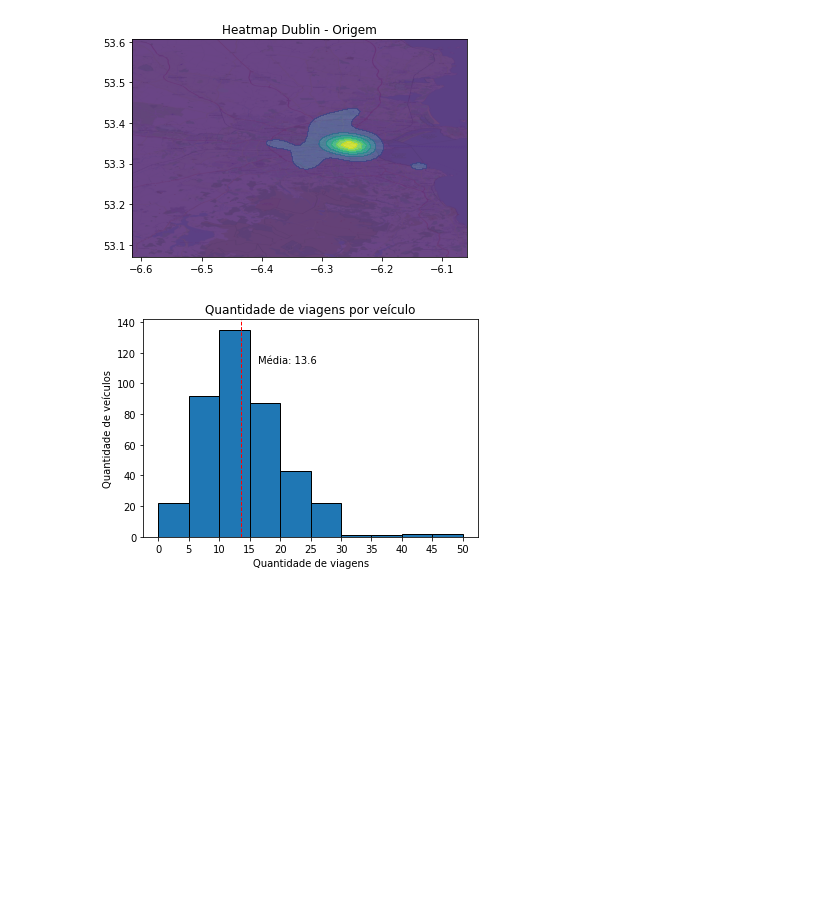
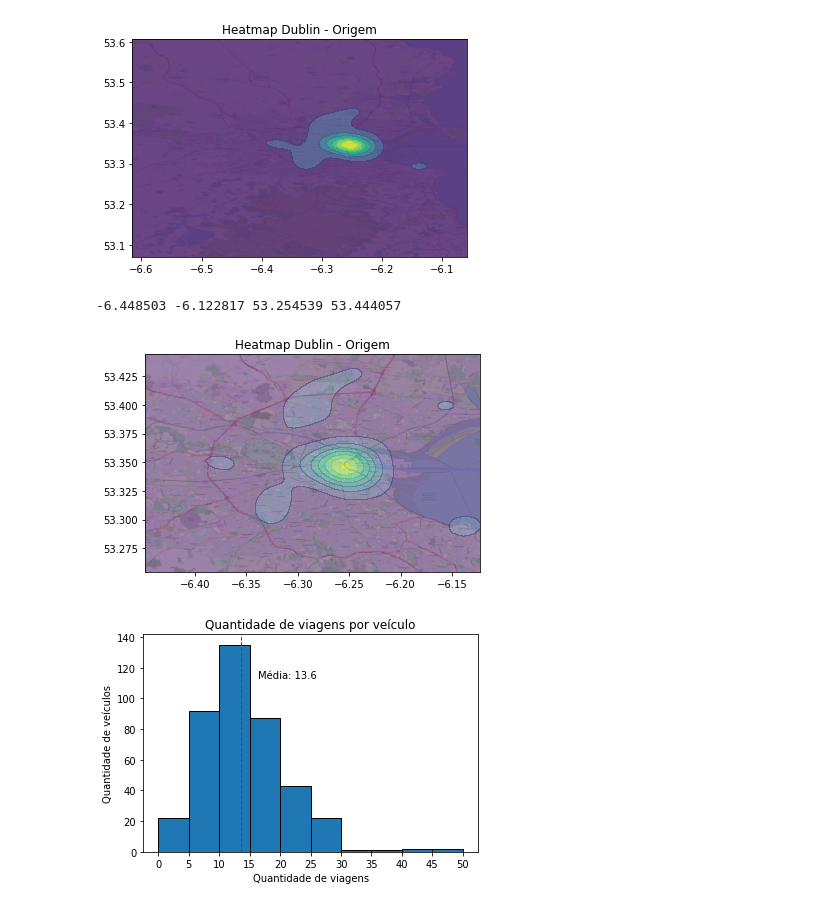
Before and after one commit to TulioNPL/Pesquisa, a Jupyter notebook: jupyter/main.ipynb, the cells around one changed output. Saved outputs shown, nothing was run; the diff lists cells and outputs as text; code cells hidden in the pictures; blank space fills up the shorter version.

```diff
--- a/jupyter/main.ipynb
+++ b/jupyter/main.ipynb
@@ -332,6 +370,42 @@ ax.imshow(im, extent=[x.min(), x.max(), y.min(), y.max()], aspect='auto')
 # plt.savefig(path+"/img/mapaCalorOrigem_Dublin2.png", dpi=300, transparent=False, facecolor='white')
 # %% [output]
 [figure]
+# %%
+### Plota um heatmap das origens das trips
+x = []
+y = []
+
+for i in range(len(posOrigem['long'])):
+    if posOrigem['long'][i] > -6.45 and posOrigem['long'][i] < -6.12 and\
+        posOrigem['lat'][i] > 53.25 and posOrigem['lat'][i] < 53.45:
+        x.append(posOrigem['long'][i])
+        y.append(posOrigem['lat'][i])
+
+x = np.array(x)
+y = np.array(y)
+
+print(x.min(), x.max(), y.min(), y.max())
+
+k = gaussian_kde(np.vstack([x, y]))
+xi, yi = np.mgrid[x.min():x.max():x.size**0.5*1j,y.min():y.max():y.size**0.5*1j]
+zi = k(np.vstack([xi.flatten(), yi.flatten()]))
+
+fig, ax = plt.subplots()
+
+# alpha=0.5 will make the plots semitransparent
+ax.contourf(xi, yi, zi.reshape(xi.shape), alpha=0.5)
+
+ax.set_title('Heatmap Dublin - Origem')
+ax.set_xlim(x.min(), x.max())
+ax.set_ylim(y.min(), y.max())
+
+# you can also overlay your soccer field
+im = plt.imread(path+'/img/backmaps/backmap_orig_Dublin2.png')
+ax.imshow(im, extent=[x.min(), x.max(), y.min(), y.max()], aspect='auto')
+plt.savefig(path+"/img/mapaCalorOrigem_Dublin3.png", dpi=300, transparent=False, facecolor='white')
+# %% [output]
+-6.448503 -6.122817 53.254539 53.444057
+[figure, added]
 # %%
 def qtdViagens():
     qtdViagens = []
```
Also changed, not shown: parts of 3 cells of this notebook, 4 other files.
